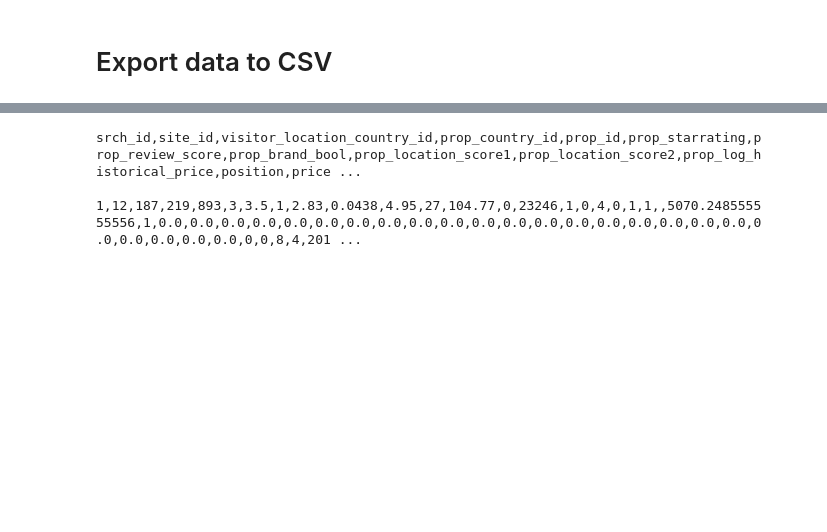
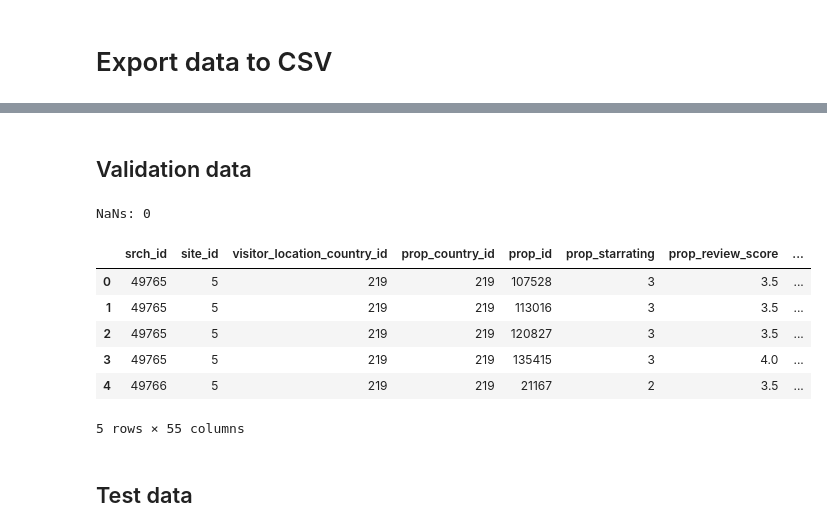
Before and after one commit to silesbu/dmt41, a Jupyter notebook: assignment2/python_analysis_assignment_2.ipynb, the cells around one changed output, grey strips where cells are left out. Drawn from its saved outputs; the diff is of its cells as text; code cells hidden in the pictures; blank space fills up the shorter version.

```diff
--- a/assignment2/python_analysis_assignment_2.ipynb
+++ b/assignment2/python_analysis_assignment_2.ipynb
@@ -203,11 +259,18 @@ train.to_csv("/home/kevin/data_mining/data/assignment2/full_train.csv",sep=',',i
-# %%
-outfile = open("/home/kevin/data_mining/data/assignment2/full_train.csv")
-
-for n in range(2):
-    print(outfile.readline())
-
-outfile.close()
-# %% [output]
-srch_id,site_id,visitor_location_country_id,prop_country_id,prop_id,prop_starrating,prop_review_score,prop_brand_bool,prop_location_score1,prop_location_score2,prop_log_historical_price,position,price ...
-
-1,12,187,219,893,3,3.5,1,2.83,0.0438,4.95,27,104.77,0,23246,1,0,4,0,1,1,,5070.248555555556,1,0.0,0.0,0.0,0.0,0.0,0.0,0.0,0.0,0.0,0.0,0.0,0.0,0.0,0.0,0.0,0.0,0.0,0.0,0.0,0.0,0.0,0.0,0.0,0.0,0,0,8,4,201 ...
+# %% [markdown]
+## Validation data
+# %%
+omitted = ["date_time","visitor_hist_starrating","visitor_hist_adr_usd","gross_bookings_usd"]
+valid = construct_full_dataset(validPath,validcols,omitted,imp)
+
+print("NaNs: %i" % np.sum(valid.isnull().values))
+
+valid.head()
+# %% [output]
+NaNs: 0
+|  | srch_id | site_id | visitor_location_country_id | prop_country_id | prop_id | prop_starrating | prop_review_score | ... |
+| 0 | 49765 | 5 | 219 | 219 | 107528 | 3 | 3.5 | ... |
+| 1 | 49765 | 5 | 219 | 219 | 113016 | 3 | 3.5 | ... |
+| 2 | 49765 | 5 | 219 | 219 | 120827 | 3 | 3.5 | ... |
+| 3 | 49765 | 5 | 219 | 219 | 135415 | 3 | 4.0 | ... |
+| 4 | 49766 | 5 | 219 | 219 | 21167 | 2 | 3.5 | ... |
+5 rows × 55 columns
@@ -213,0 +279,2 @@ srch_id,site_id,visitor_location_country_id,prop_country_id,prop_id,prop_starrat
+# %% [markdown]
+## Test data
```
Also changed, not shown: parts of 28 cells of this notebook.
